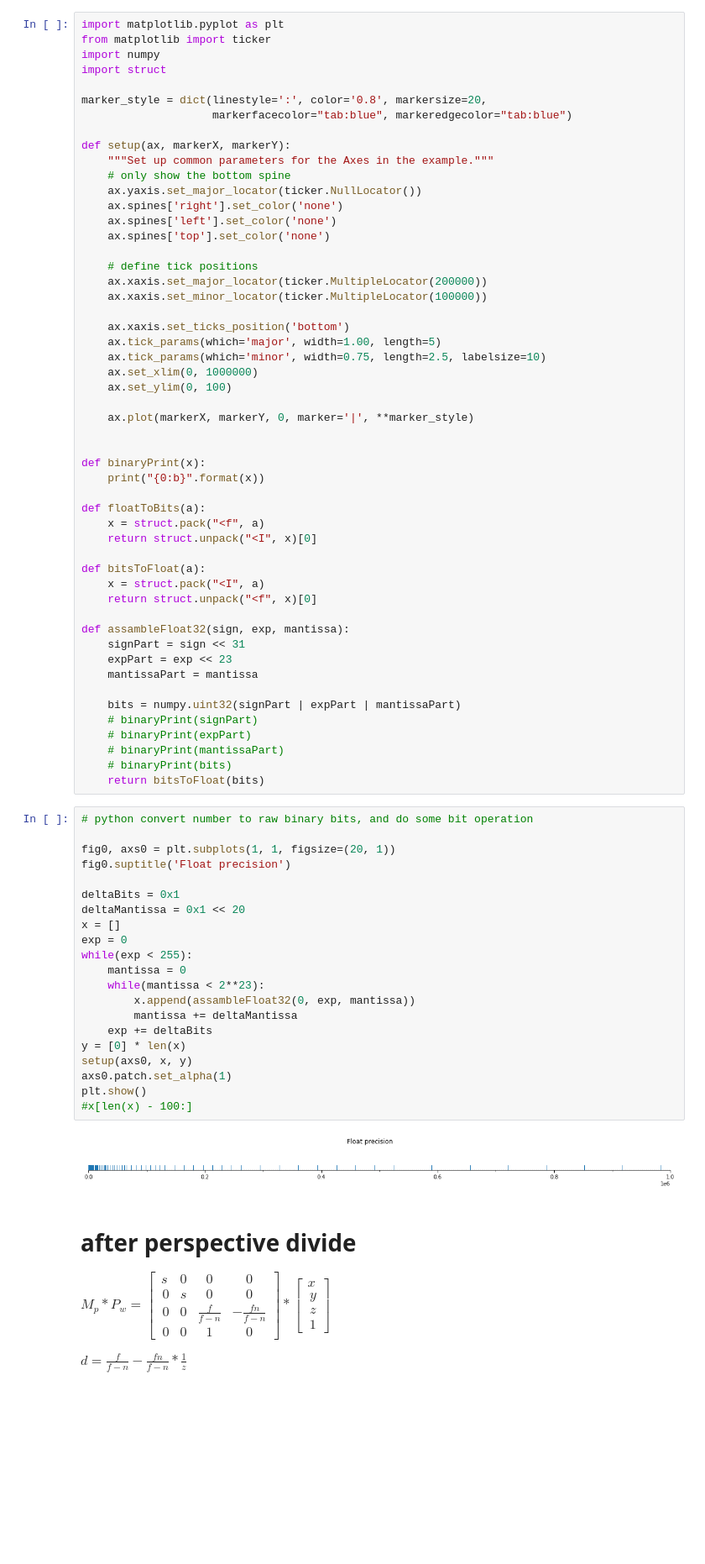
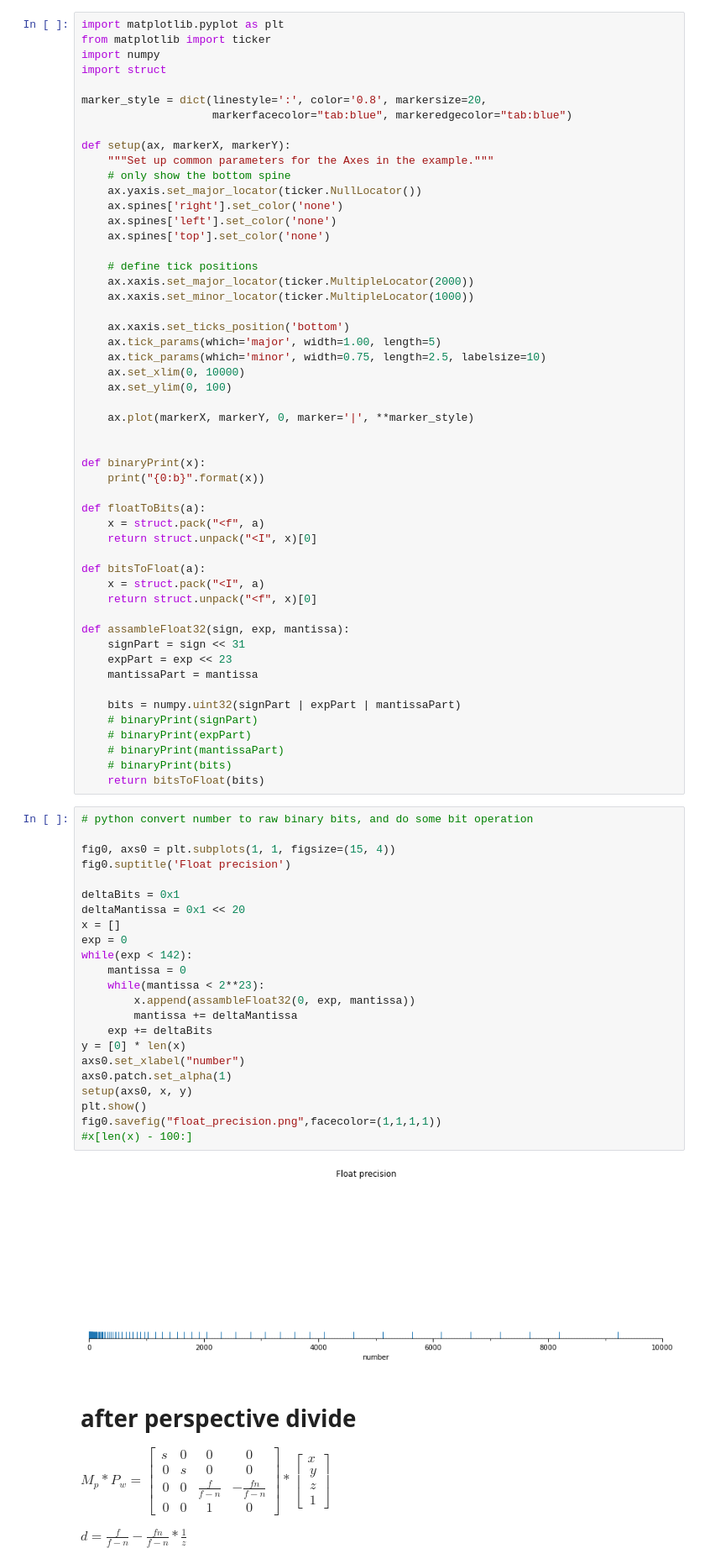
Before and after one commit to YaoTouGe/blog, a Jupyter notebook: python_notebooks/reverse_z.ipynb, the cells around one changed output. Shown at 84% size. Drawn from its saved outputs; the diff is of its cells as text; blank space fills up the shorter version.

Commit message:
finish precision chart

```diff
--- a/python_notebooks/reverse_z.ipynb
+++ b/python_notebooks/reverse_z.ipynb
@@ -16,13 +16,13 @@ def setup(ax, markerX, markerY):
     ax.spines['top'].set_color('none')
 
     # define tick positions
-    ax.xaxis.set_major_locator(ticker.MultipleLocator(200000))
-    ax.xaxis.set_minor_locator(ticker.MultipleLocator(100000))
+    ax.xaxis.set_major_locator(ticker.MultipleLocator(2000))
+    ax.xaxis.set_minor_locator(ticker.MultipleLocator(1000))
 
     ax.xaxis.set_ticks_position('bottom')
     ax.tick_params(which='major', width=1.00, length=5)
     ax.tick_params(which='minor', width=0.75, length=2.5, labelsize=10)
-    ax.set_xlim(0, 1000000)
+    ax.set_xlim(0, 10000)
     ax.set_ylim(0, 100)
 
     ax.plot(markerX, markerY, 0, marker='|', **marker_style)
@@ -53,26 +53,28 @@ def assambleFloat32(sign, exp, mantissa):
 # %%
 # python convert number to raw binary bits, and do some bit operation
 
-fig0, axs0 = plt.subplots(1, 1, figsize=(20, 1))
+fig0, axs0 = plt.subplots(1, 1, figsize=(15, 4))
 fig0.suptitle('Float precision')
 
 deltaBits = 0x1
 deltaMantissa = 0x1 << 20
 x = []
 exp = 0
-while(exp < 255):
+while(exp < 142):
     mantissa = 0
     while(mantissa < 2**23):
         x.append(assambleFloat32(0, exp, mantissa))
         mantissa += deltaMantissa
     exp += deltaBits
 y = [0] * len(x)
+axs0.set_xlabel("number")
+axs0.patch.set_alpha(1)
 setup(axs0, x, y)
-axs0.patch.set_alpha(1)
 plt.show()
+fig0.savefig("float_precision.png",facecolor=(1,1,1,1))
 #x[len(x) - 100:]
 # %% [output]
-[figure, old version]
+[figure, new version]
 # %% [markdown]
 # after perspective divide
 
```
Also changed, not shown: parts of 1 cell of this notebook, 1 other file.
